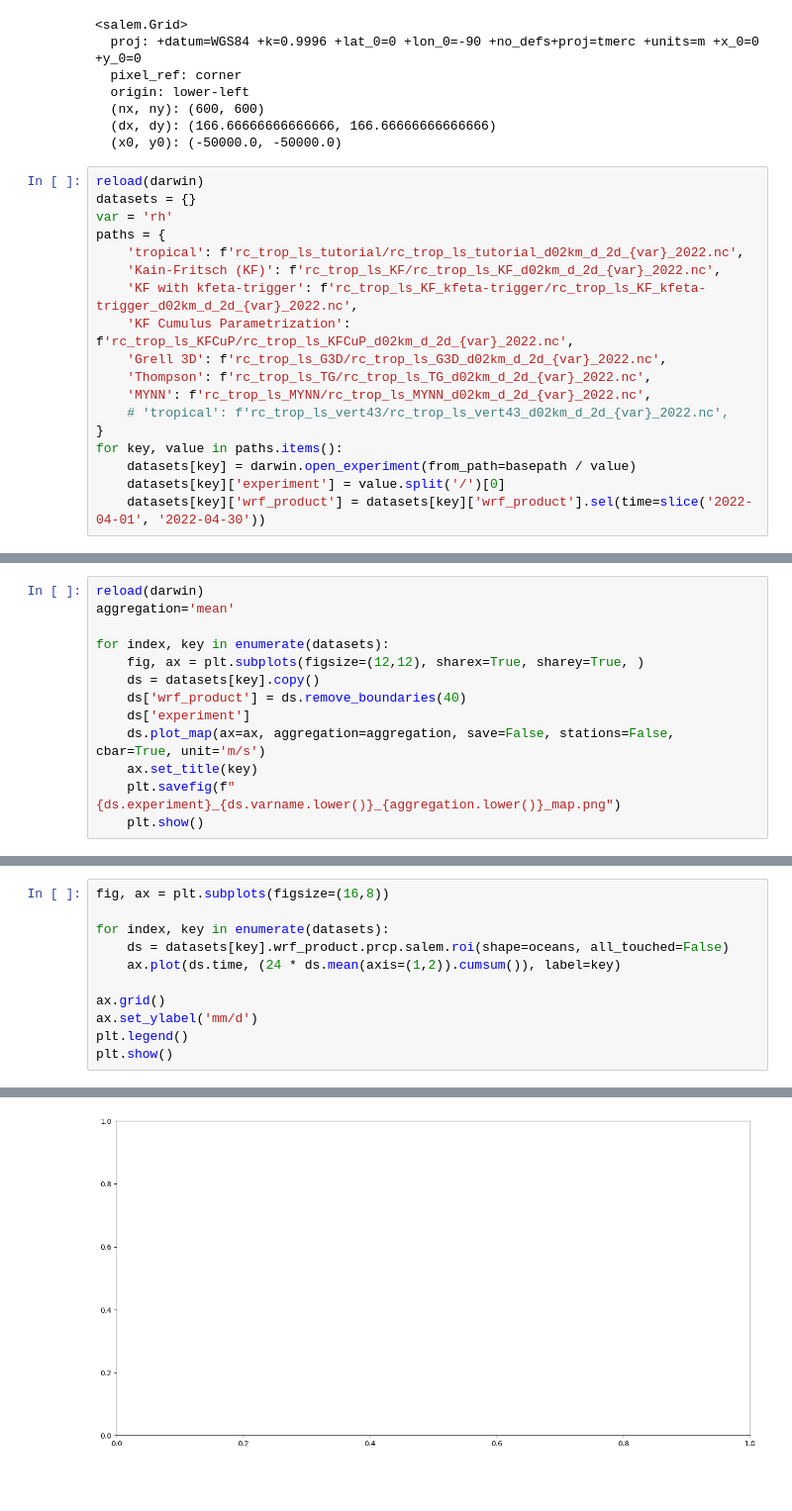
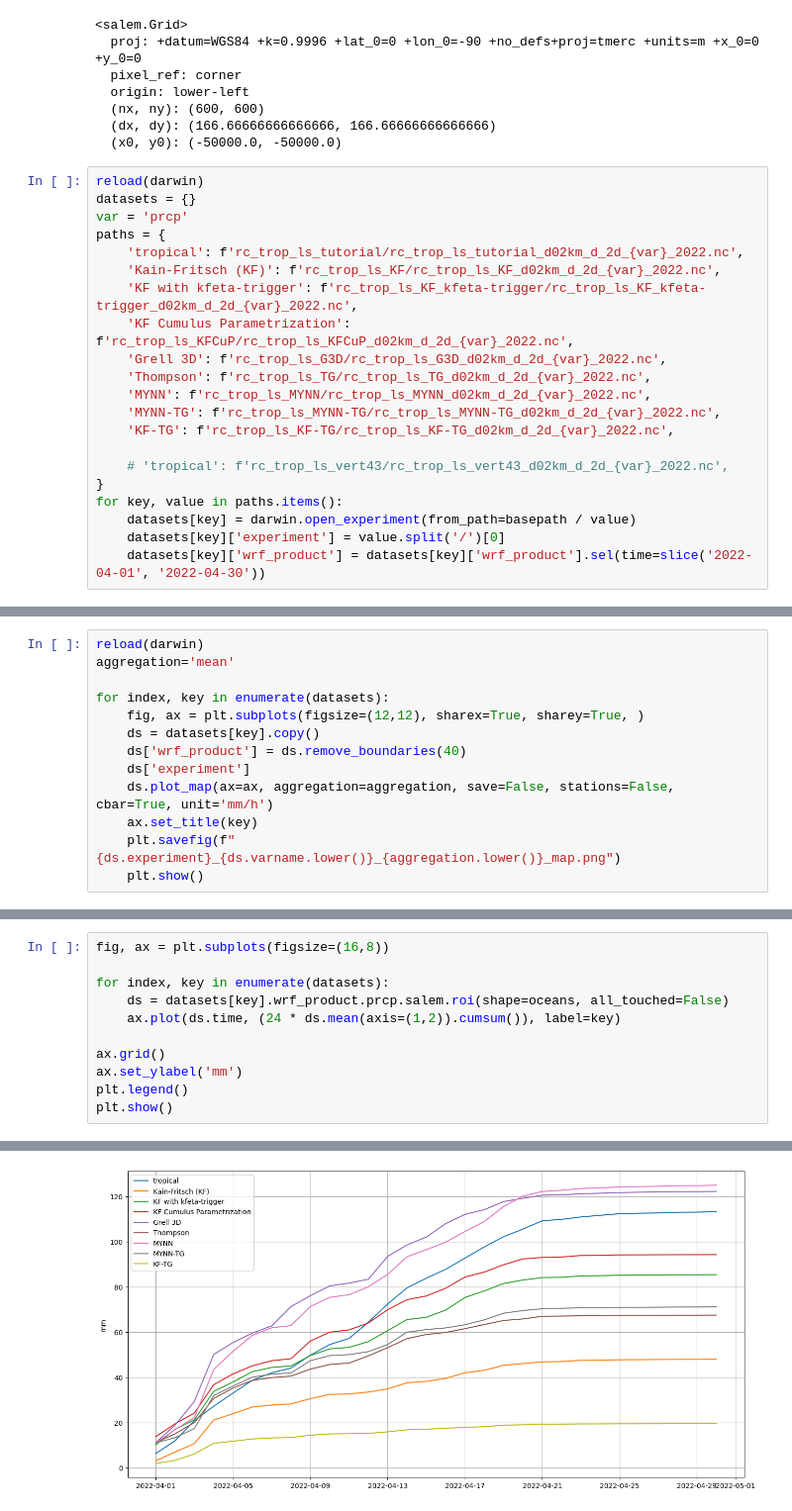
Before and after one commit to benatouba/darwin, a Jupyter notebook: schemas.ipynb, the cells around one changed output, grey strips where cells are left out. Shown at 99% size. Saved outputs shown, nothing was run; the diff lists cells and outputs as text; blank space fills up the shorter version.

```diff
--- a/schemas.ipynb
+++ b/schemas.ipynb
@@ -48,7 +48,7 @@ grid
 # %%
 reload(darwin)
 datasets = {}
-var = 'rh'
+var = 'prcp'
 paths = {
     'tropical': f'rc_trop_ls_tutorial/rc_trop_ls_tutorial_d02km_d_2d_{var}_2022.nc',
     'Kain-Fritsch (KF)': f'rc_trop_ls_KF/rc_trop_ls_KF_d02km_d_2d_{var}_2022.nc',
@@ -57,6 +57,9 @@ paths = {
     'Grell 3D': f'rc_trop_ls_G3D/rc_trop_ls_G3D_d02km_d_2d_{var}_2022.nc',
     'Thompson': f'rc_trop_ls_TG/rc_trop_ls_TG_d02km_d_2d_{var}_2022.nc',
     'MYNN': f'rc_trop_ls_MYNN/rc_trop_ls_MYNN_d02km_d_2d_{var}_2022.nc',
+    'MYNN-TG': f'rc_trop_ls_MYNN-TG/rc_trop_ls_MYNN-TG_d02km_d_2d_{var}_2022.nc',
+    'KF-TG': f'rc_trop_ls_KF-TG/rc_trop_ls_KF-TG_d02km_d_2d_{var}_2022.nc',
+
     # 'tropical': f'rc_trop_ls_vert43/rc_trop_ls_vert43_d02km_d_2d_{var}_2022.nc',
 }
 for key, value in paths.items():
@@ -74,7 +75,7 @@ for index, key in enumerate(datasets):
     ds = datasets[key].copy()
     ds['wrf_product'] = ds.remove_boundaries(40)
     ds['experiment']
-    ds.plot_map(ax=ax, aggregation=aggregation, save=False, stations=False, cbar=True, unit='m/s')
+    ds.plot_map(ax=ax, aggregation=aggregation, save=False, stations=False, cbar=True, unit='mm/h')
     ax.set_title(key)
     plt.savefig(f"{ds.experiment}_{ds.varname.lower()}_{aggregation.lower()}_map.png")
     plt.show()
@@ -86,7 +97,7 @@ for index, key in enumerate(datasets):
     ax.plot(ds.time, (24 * ds.mean(axis=(1,2)).cumsum()), label=key)
 
 ax.grid()
-ax.set_ylabel('mm/d')
+ax.set_ylabel('mm')
 plt.legend()
 plt.show()
 # %% [output]
@@ -94,4 +104,4 @@ AttributeError: 'Dataset' object has no attribute 'prcp'
-[figure, old version]
+[figure, new version]
 # %%
 mask_thompson = thompson.prcp.salem.roi(shape=oceans, all_touched=True)
 mask_thompson.mean(axis=(1,2)).cumsum().plot(ax=ax, label="Thompson Graupel", color='magenta')
```
Also changed, not shown: parts of 4 cells of this notebook, 1 other file.
